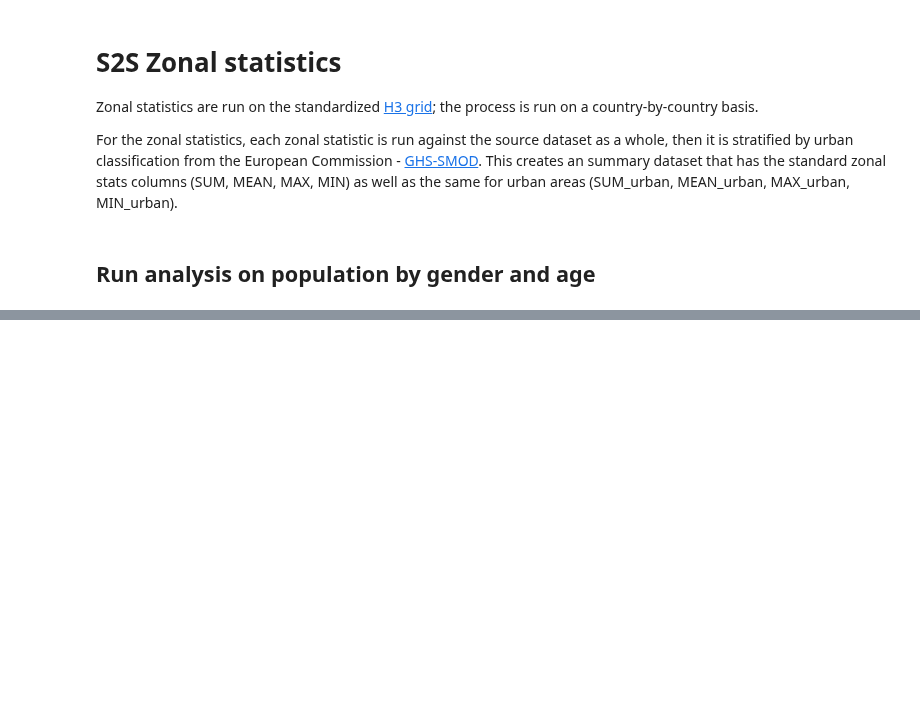
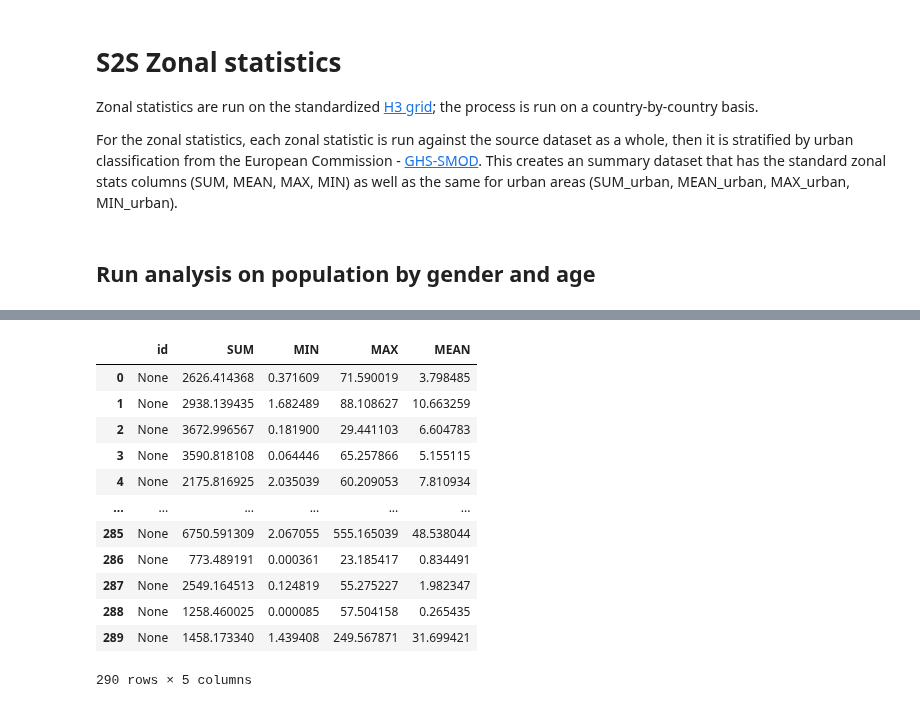
Before and after one commit to worldbank/DECAT_Space2Stats, a Jupyter notebook: notebooks/Space2Stats_RunZonal_Scorecard_Pop.ipynb, the cells around one changed output, grey strips where cells are left out. Saved outputs shown, nothing was run; the diff lists cells and outputs as text; code cells hidden in the pictures; blank space fills up the shorter version.

```diff
--- a/notebooks/Space2Stats_RunZonal_Scorecard_Pop.ipynb
+++ b/notebooks/Space2Stats_RunZonal_Scorecard_Pop.ipynb
@@ -103,0 +105,3 @@ arg_list[0][0]
+# %%
+all_files = global_zonal.get_global_table_from_s3("WorldPop_2020_Demographics", read_data=False)
+all_files
@@ -103,0 +126,7 @@ arg_list[0][0]
+# %%
+bucket='wbg-geography01'
+prefix='Space2Stats/h3_stats_data/GLOBAL'
+for key, values in all_files.items():
+    all_pd = [pd.read_csv(f"s3://{bucket}/{val}") for val in values]
+    cur_pd = pd.concat(all_pd)
+    break
@@ -103,0 +160,6 @@ arg_list[0][0]
+# %%
+# run zonal calculation
+selA = inA.loc[inA['ISO_A3'] == 'KEN'].copy()
+tPrint("Start")
+pop_summ = global_zonal.connect_polygons_h3_stats(selA, cur_pd, 6, 'HASC_2', fractional_res=False)
+tPrint("Start")
@@ -103,0 +169,16 @@ arg_list[0][0]
+# %%
+pop_summ
+# %% [output]
+|  | id | SUM | MIN | MAX | MEAN |
+| 0 | None | 2626.414368 | 0.371609 | 71.590019 | 3.798485 |
+| 1 | None | 2938.139435 | 1.682489 | 88.108627 | 10.663259 |
+| 2 | None | 3672.996567 | 0.181900 | 29.441103 | 6.604783 |
+| 3 | None | 3590.818108 | 0.064446 | 65.257866 | 5.155115 |
+| 4 | None | 2175.816925 | 2.035039 | 60.209053 | 7.810934 |
+| ... | ... | ... | ... | ... | ... |
+| 285 | None | 6750.591309 | 2.067055 | 555.165039 | 48.538044 |
+| 286 | None | 773.489191 | 0.000361 | 23.185417 | 0.834491 |
+| 287 | None | 2549.164513 | 0.124819 | 55.275227 | 1.982347 |
+| 288 | None | 1258.460025 | 0.000085 | 57.504158 | 0.265435 |
+| 289 | None | 1458.173340 | 1.439408 | 249.567871 | 31.699421 |
+290 rows × 5 columns
```
Also changed, not shown: parts of 13 cells of this notebook, 11 other files.
